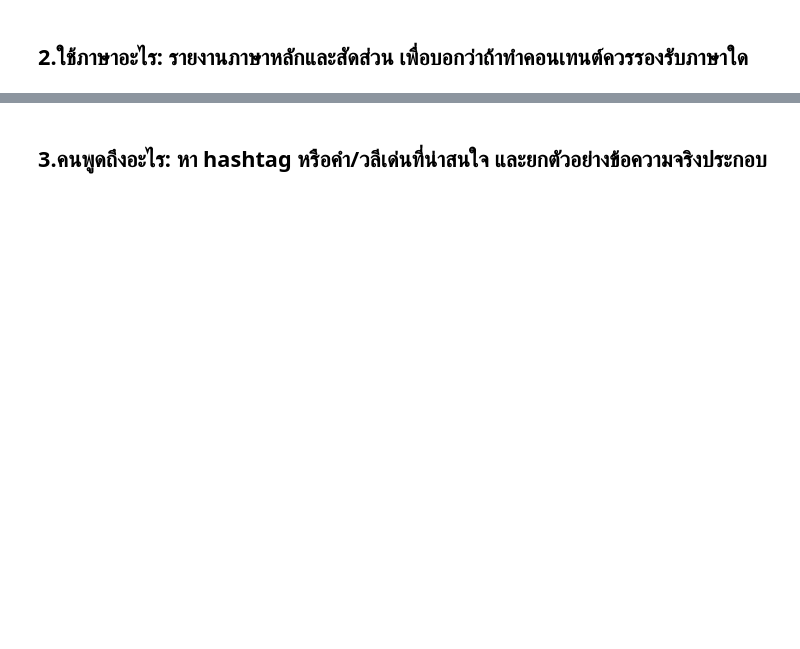
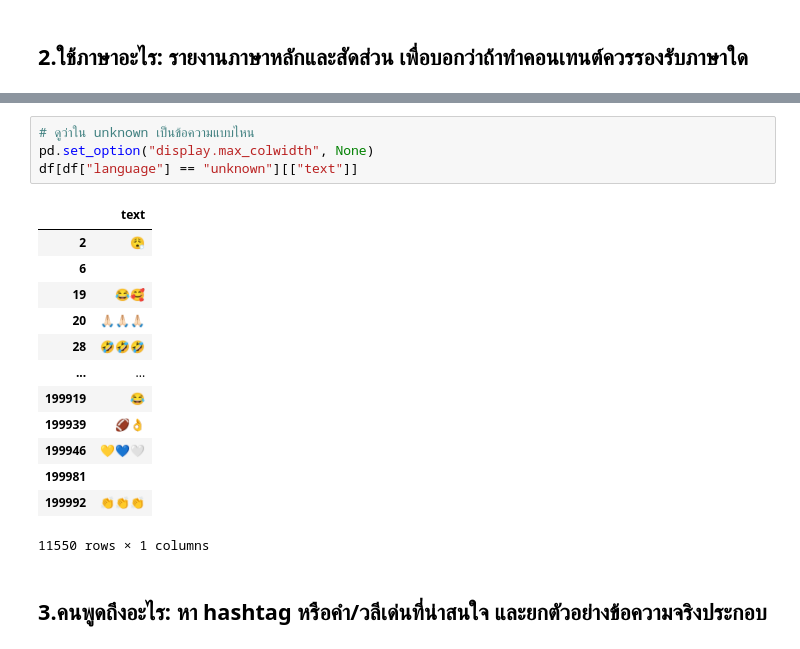
Before and after one commit to Supieiei/Project1_Group7, a Jupyter notebook: Part_1_พิชญธิดา.ipynb, the cells around one changed output, grey strips where cells are left out. Saved outputs shown, nothing was run; the diff lists cells and outputs as text; blank space fills up the shorter version.

```diff
--- a/Part_1_พิชญธิดา.ipynb
+++ b/Part_1_พิชญธิดา.ipynb
@@ -155,2 +311,20 @@ print(summary_df.head(10).to_string(index=False))
+# %%
+# ดูว่าใน unknown เป็นข้อความแบบไหน
+pd.set_option("display.max_colwidth", None)
+df[df["language"] == "unknown"][["text"]]
+# %% [output]
+|  | text |
+| 2 | 😮‍💨 |
+| 6 |  |
+| 19 | 😂🥰 |
+| 20 | 🙏🏻🙏🏻🙏🏻 |
+| 28 | 🤣🤣🤣 |
+| ... | ... |
+| 199919 | 😂 |
+| 199939 | 🏈👌 |
+| 199946 | 💛💙🤍 |
+| 199981 |  |
+| 199992 | 👏👏👏 |
+11550 rows × 1 columns
 # %% [markdown]
 ## 3.**คนพูดถึงอะไร**: หา hashtag หรือคำ/วลีเด่นที่น่าสนใจ และยกตัวอย่างข้อความจริงประกอบ
```
Also changed, not shown: parts of 16 cells of this notebook.
